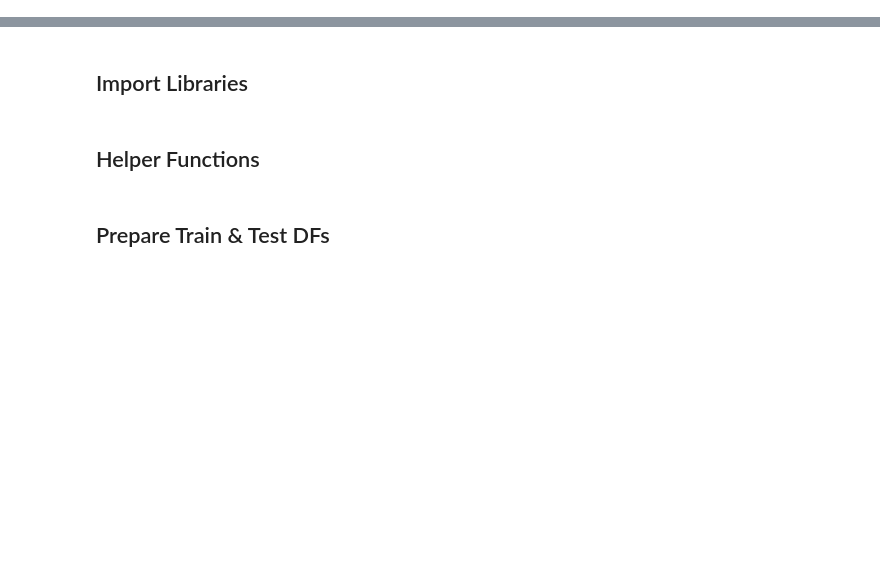
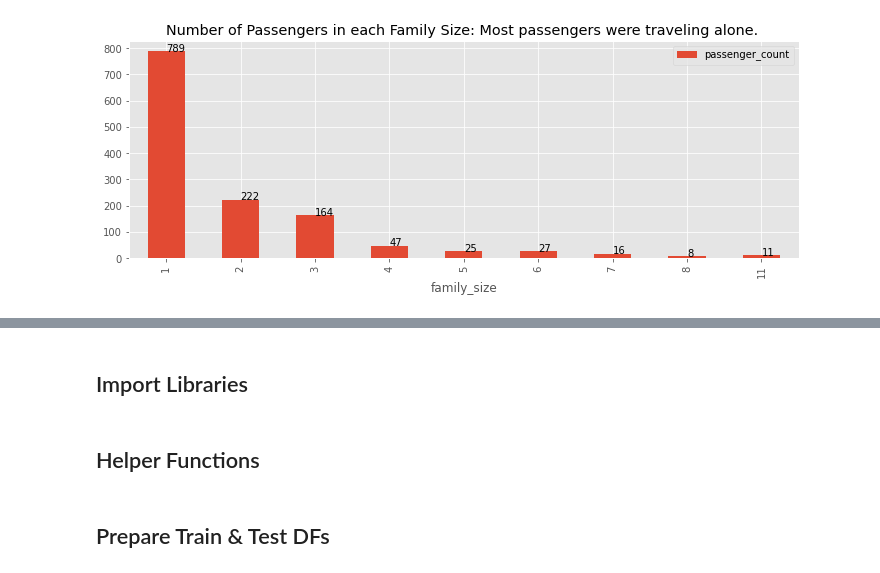
Before and after one commit to do-y-lee/kaggle-titanic-analysis, a Jupyter notebook: Titanic_Predicting_Passenger_Survival.ipynb, the cells around one changed output, grey strips where cells are left out. Drawn from its saved outputs; the diff is of its cells as text; code cells hidden in the pictures; blank space fills up the shorter version.

```diff
--- a/Titanic_Modeling_Analysis.ipynb
+++ b/Titanic_Predicting_Passenger_Survival.ipynb
@@ -0,0 +128,18 @@
+# %%
+# create counts
+df_fam_size = data.family_size.value_counts().reset_index().rename(columns={
+    'index':'family_size', 'family_size':'passenger_count'})
+
+df_fam_size = df_fam_size.sort_values(by=['family_size']).set_index('family_size')
+
+# create bar plot
+df_fam_size.plot.bar(figsize=(12,4))
+
+# add text value to each bar
+for idx, val in enumerate(df_fam_size.passenger_count.tolist()):
+    plt.text(idx, val, str(val))
+
+# add title
+plt.title("Number of Passengers in each Family Size: Most passengers were traveling alone. ");
+# %% [output]
+[figure, added]
```
Also changed, not shown: parts of 18 cells of this notebook, 1 other file.
